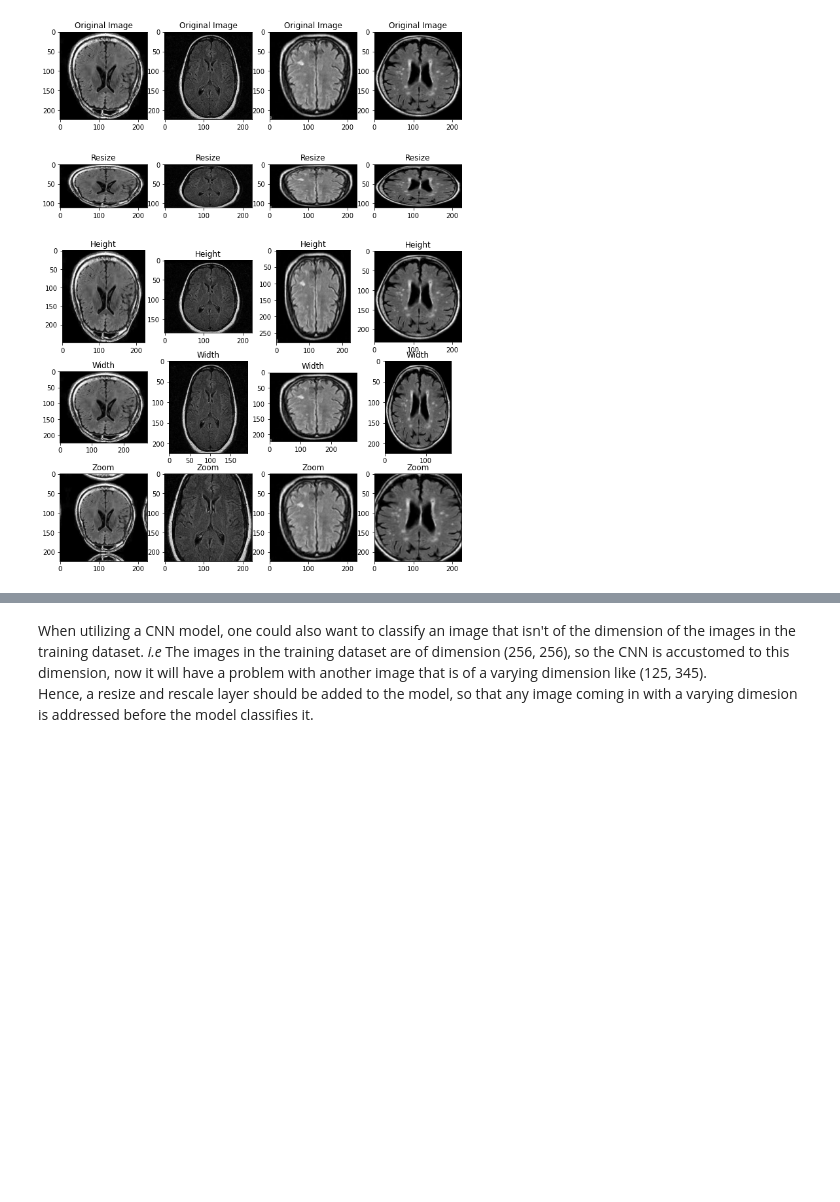
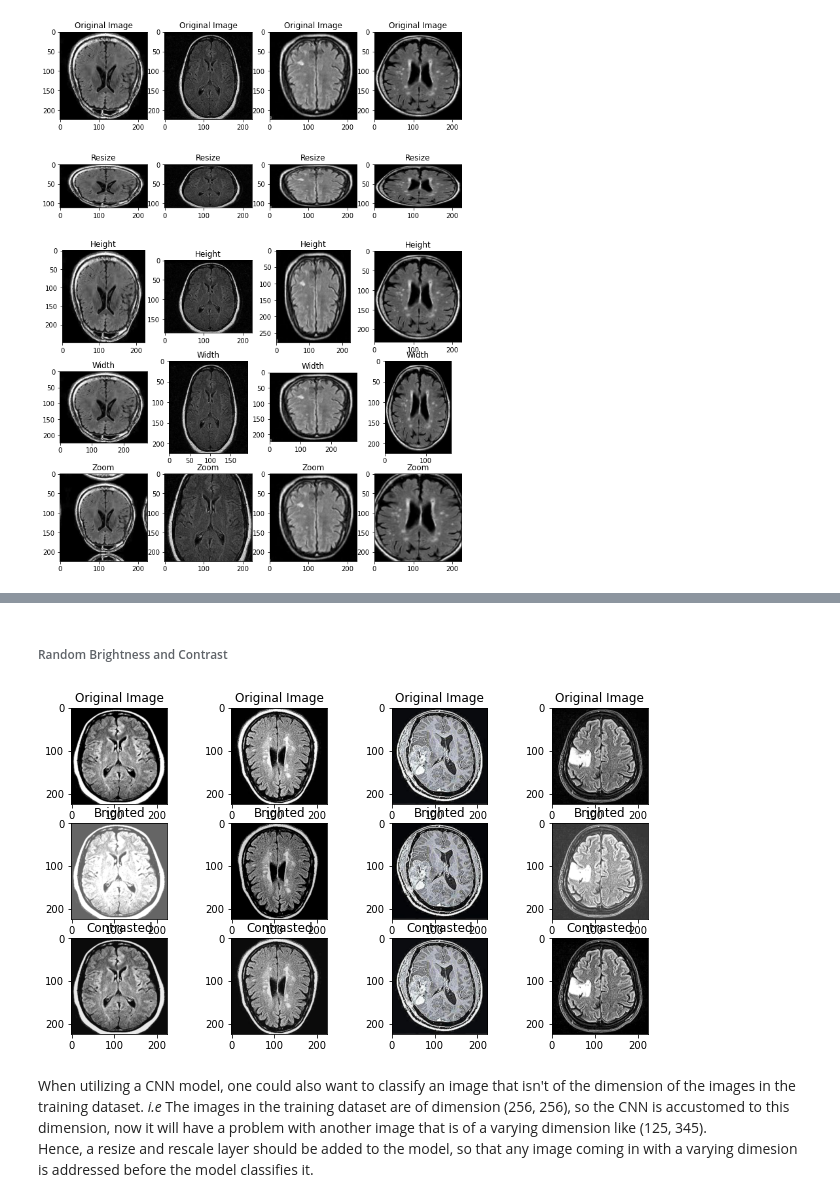
Before and after one commit to ifunanyaScript/Brain-tumour-diagnosis-app, a Jupyter notebook: notebooks/data_augmentation_pipeline.ipynb, the cells around one changed output, grey strips where cells are left out. Saved outputs shown, nothing was run; the diff lists cells and outputs as text; code cells hidden in the pictures; blank space fills up the shorter version.

```diff
--- a/notebooks/data_augmentation_pipeline.ipynb
+++ b/notebooks/data_augmentation_pipeline.ipynb
@@ -120,3 +153,28 @@ plt.show()
+# %% [markdown]
+###### Random Brightness and Contrast
+# %%
+brightness = layers.RandomBrightness([-0.5, 0.5])
+contrast = layers.experimental.preprocessing.RandomContrast(0.2)
+
+# To show original images and augmented images.
+fig, ax = plt.subplots(3, 4, figsize=(11, 6))
+for images, labels in dataset.take(1):
+    for i in range(4):
+        # Original Images.
+        ax[0][i].imshow(images[i].numpy().astype("uint8"))
+        ax[0][i].set_title("Original Image")
+
+        # Brightness.
+        ax[1][i].imshow(brightness(images[i]).numpy().astype("uint8"))
+        ax[1][i].set_title("Brighted")
+
+        # Contrast.
+        ax[2][i].imshow(contrast(images[i]).numpy().astype("uint8"))
+        ax[2][i].set_title("Contrasted")
+
+plt.show()
+# %% [output]
+[figure, added]
 # %%
 data_augmentation = tf.keras.Sequential([
     layers.experimental.preprocessing.RandomContrast(0.6),
```
Also changed, not shown: parts of 5 cells of this notebook.
